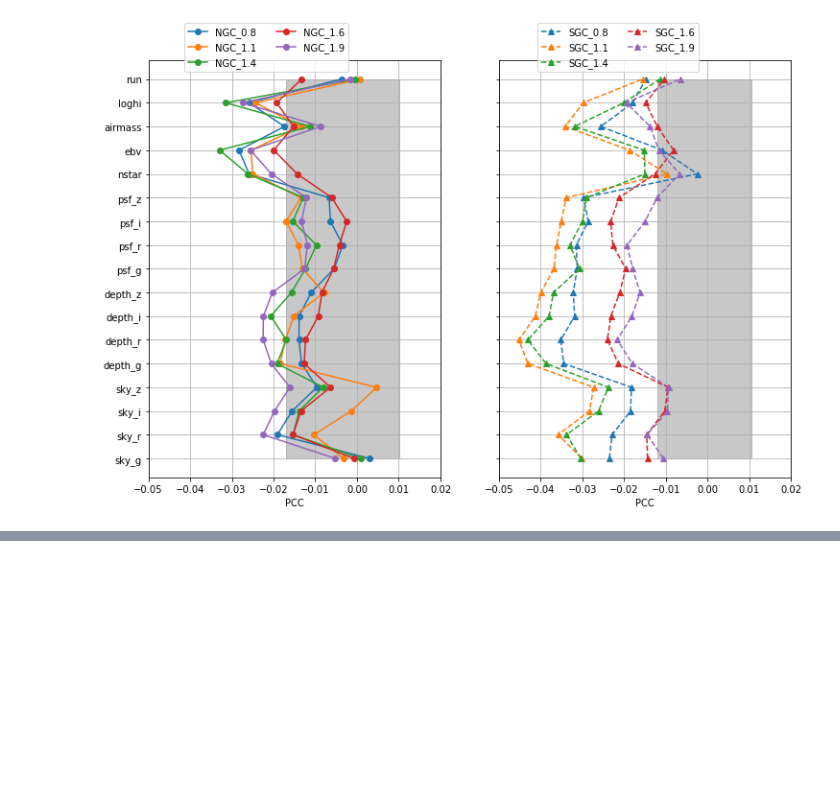
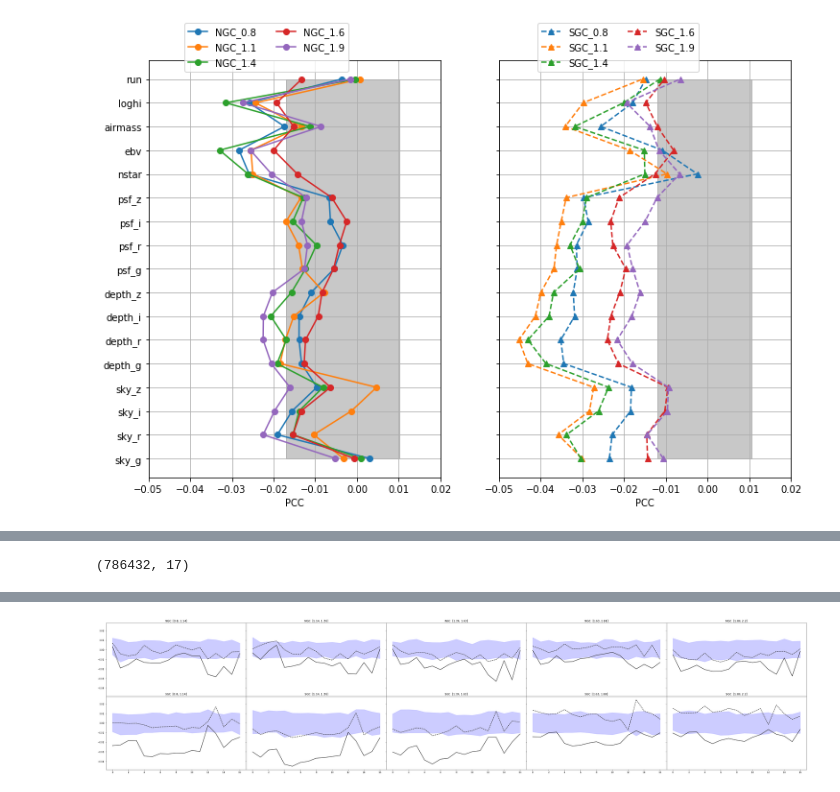
Before and after one commit to mehdirezaie/eboss, a Jupyter notebook: v7-256.ipynb, the cells around one changed output, grey strips where cells are left out. Saved outputs shown, nothing was run; the diff lists cells and outputs as text; code cells hidden in the pictures; blank space fills up the shorter version.

```diff
--- a/v7-256.ipynb
+++ b/v7-256.ipynb
@@ -507,0 +567,20 @@ plt.show()
+# %%
+dt = pd.read_hdf('/home/mehdi/data/eboss/sysmaps/SDSS_HI_imageprop_nside256.h5')
+# %%
+x = dt[labels].values
+x.shape
+# %% [output]
+(786432, 17)
+# %%
+def PCC(xc, yc):
+    pcc = []
+    for j in range(xc.shape[1]):
+        pcc.append(pearsonr(xc[:,j], yc)[0])
+    return pcc
+
+def BTPCC(xc, yc, num=100):
+    np.random.seed(123456)
+    pcc = []
+    for _ in range(num):
+        pcc.append(PCC(xc, np.random.permutation(yc)))
+    return pcc
@@ -507,0 +591,57 @@ plt.show()
+# %%
+
+
+zcuts = {'0.8': [0.80, 1.14],
+         '1.1': [1.14, 1.39],
+         '1.4': [1.39, 1.63],
+         '1.6': [1.63, 1.88],
+         '1.9': [1.88, 2.20]}
+
+
+
+
+fig, ax = plt.subplots(ncols=5,
+                       nrows=2,
+                       figsize=(56, 12),
+                       sharex=True,
+                       sharey=True)
+ax = ax.flatten()
+fig.subplots_adjust(hspace=0, wspace=0)
+ls = ['-', '--']
+for k, weights_i in enumerate([['weight_noz', 'weight_cp', 'weight_fkp'],
+                               ['weight_noz', 'weight_cp', 'weight_fkp', 'weight_systot']]):
+    for j,cap in enumerate(['NGC', 'SGC']):
+
+        ran = cb.EBOSSCAT(['/home/mehdi/data/eboss/v7/eBOSS_QSO_clustering_'+cap+'_v7.ran.fits'],
+                         weights=weights_i)
+        # ran.apply_zcut(zcuts['0.8'])
+        ran.project2hp(nside=256)
+        mask = ran.galm > 0
+
+
+        for i, key_i in enumerate(zcuts.keys()):
+            print(key_i)
+            cat = cb.EBOSSCAT(['/home/mehdi/data/eboss/v7/eBOSS_QSO_clustering_'+cap+'_v7.dat.fits'],
+                             weights=weights_i)
+            cat.apply_zcut(zcuts[key_i])
+            cat.project2hp(nside=256)
+
+            y   = utils.makedelta(cat.galm, ran.galm, mask)
+            clean = (np.isnan(x).sum(axis=1)==0) & (~np.isnan(y))
+            print(clean.sum())
+
+            xc = x[clean]
+            yc = y[clean]
+
+
+            pcc_s     = PCC(xc, yc)
+            pcc_b     = BTPCC(xc, yc, num=100)
+            prcntiles = np.percentile(pcc_b, [1, 99], axis=0)
+
+            ix = 5*j+i
+            ax[ix].set_title(cap + '  {}'.format(zcuts[key_i]))
+            ax[ix].plot(pcc_s, color='k', ls=ls[k])
+            if k == 0:
+                ax[ix].fill_between(np.arange(len(pcc_s)), y1=prcntiles[0],
+                               y2=prcntiles[1], alpha=0.2, color='b')
+# %% [output]
@@ -507,0 +665 @@ plt.show()
+[figure, added]
```
Also changed, not shown: parts of 9 cells of this notebook, 8 other files.
